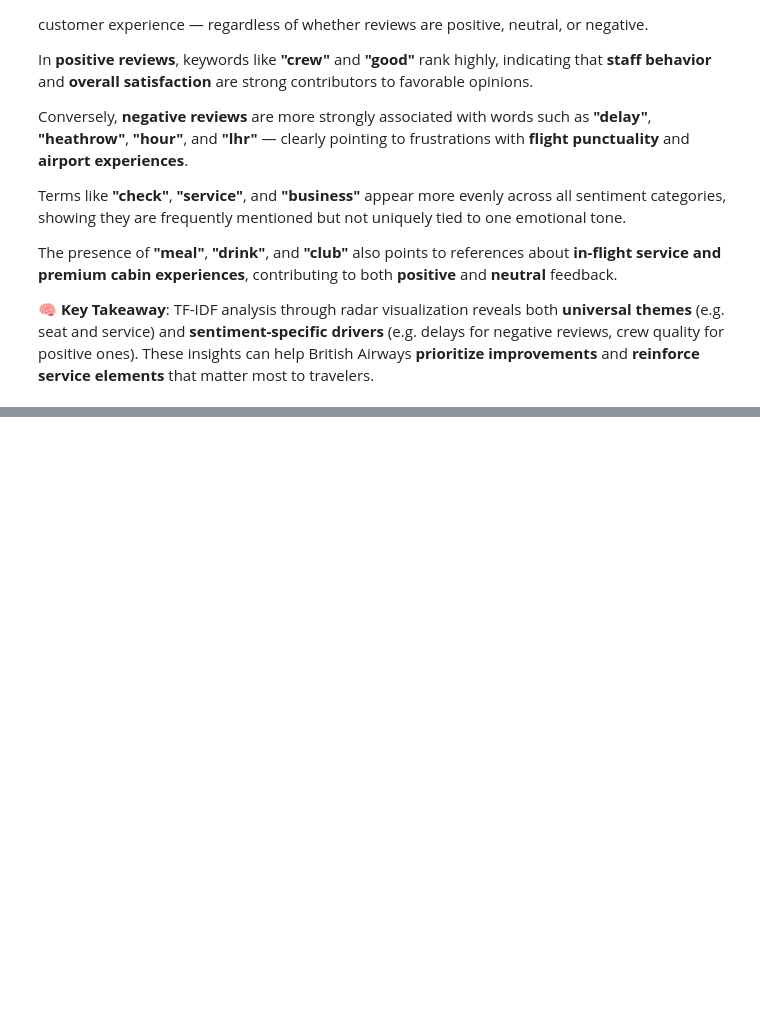
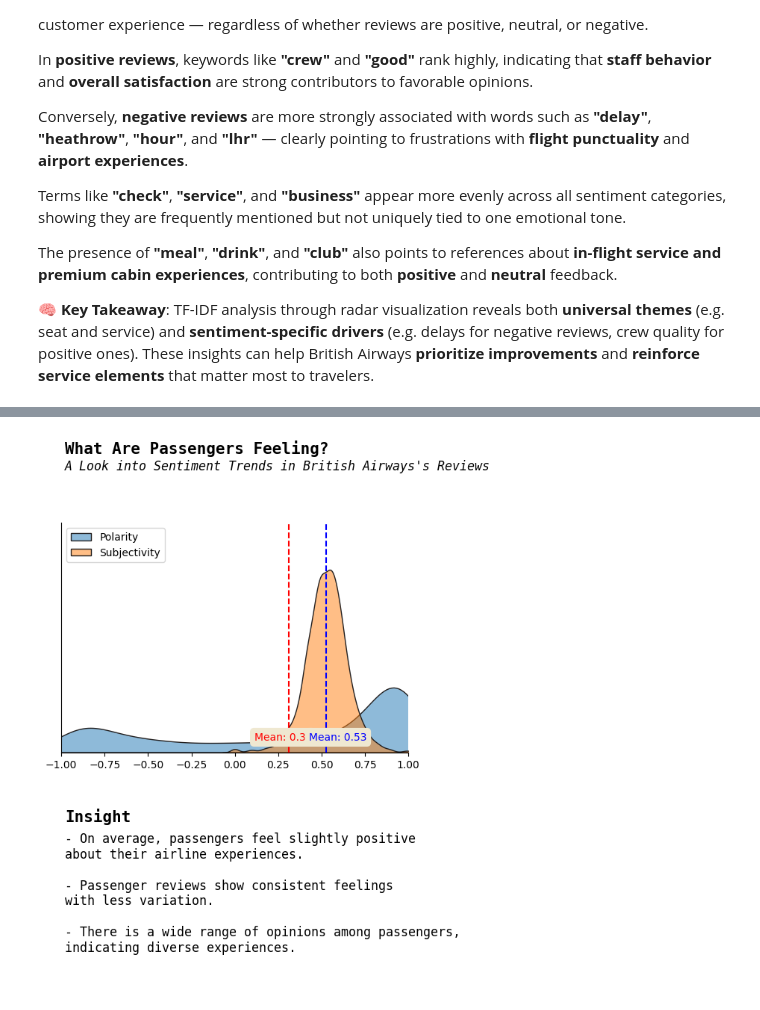
Before and after one commit to kofoworola-e/forage_virtual_internship, a Jupyter notebook: British_Airways_Forage/Task_0/reviews_analysis.ipynb, the cells around one changed output, grey strips where cells are left out. Saved outputs shown, nothing was run; the diff lists cells and outputs as text; code cells hidden in the pictures; blank space fills up the shorter version.

```diff
--- a/British_Airways_Forage/Task_0/reviews_analysis.ipynb
+++ b/British_Airways_Forage/Task_0/reviews_analysis.ipynb
@@ -1245,0 +1155,67 @@ Topic 5: 0289 150 0710 004 0103 10272014 1015 1000hrs 14a 1155pm 1372 14k 1955 1
+# %%
+# Visualizing the Polarity and Subjectivity Distribution
+
+plt.figure(figsize=(6, 4))
+
+# Density plots
+sns.kdeplot(reviews_cleaned['vader_sentiment'], fill=True, alpha=0.5, edgecolor='#221f1f')
+sns.kdeplot(reviews_cleaned['sentiment_subjectivity'], fill=True, alpha=0.5, edgecolor='#221f1f')
+
+# Setting x-axis and y-axis limits
+plt.xlim(-1, 1)
+plt.ylim(0, 4.5)
+
+# Removing y-axis ticks and labels
+plt.tick_params(left=False, labelleft=False)
+
+# Removing ticks and spines
+plt.tick_params(left=False)
+plt.gca().spines['top'].set_visible(False)
+plt.gca().spines['right'].set_visible(False)
+
+# Remove x and y axis labels
+plt.xlabel('')
+plt.ylabel('')
+
+# Calculate and plot mean lines
+mean_polarity = reviews_cleaned['vader_sentiment'].mean()
+mean_subjectivity = reviews_cleaned['sentiment_subjectivity'].mean()
+plt.axvline(x=mean_polarity, color='red', linestyle='--')
+plt.axvline(x=mean_subjectivity, color='blue', linestyle='--')
+
+# Annotate mean values with a box
+plt.text(mean_polarity - 0.2, 0.3, f'Mean: {mean_polarity:.2f}', color='red', va='center',
+         bbox=dict(boxstyle='round', pad=0.4, facecolor='#efe8d1', linewidth=0, edgecolor='none'))
+plt.text(mean_subjectivity - 0.1, 0.3, f'Mean: {mean_subjectivity:.2f}', color='blue', va='center',
+         bbox=dict(boxstyle='round', pad=0.4, facecolor='#efe8d1', linewidth=0, edgecolor='none'))
+
+# Adding title and subtitle
+plt.text(0.01, 1.3, 'What Are Passengers Feeling?',
+         fontsize=15, fontweight='bold', fontfamily='monospace', transform=plt.gca().transAxes)
+plt.text(0.01, 1.23, "A Look into Sentiment Trends in British Airways's Reviews",
+         fontsize=12, fontweight='light', fontfamily='monospace',
+         fontdict={'fontstyle': 'italic'}, transform=plt.gca().transAxes)
+
+# Adding legends
+plt.legend(['Polarity', 'Subjectivity'])
+
+# Adding texts for insights
+plt.text(0.01, -0.3, 'Insight',
+         fontsize=15, fontweight='bold', fontfamily='monospace', transform=plt.gca().transAxes)
+
+plt.text(0.01, -1, '''
+- On average, passengers feel slightly positive
+about their airline experiences.
+
+- Passenger reviews show consistent feelings
+with less variation.
+
+- There is a wide range of opinions among passengers,
+indicating diverse experiences.
+
+        ''', fontsize=12, fontweight='light', fontfamily='monospace', transform=plt.gca().transAxes)
+
+#plt.tight_layout()
+plt.show()
+# %% [output]
+[figure, added]
```
Also changed, not shown: parts of 49 cells of this notebook.
